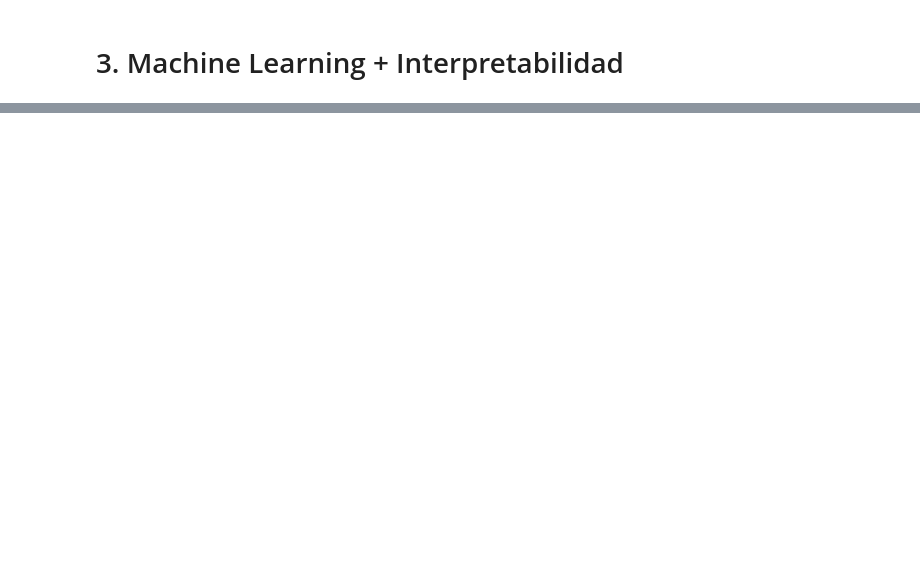
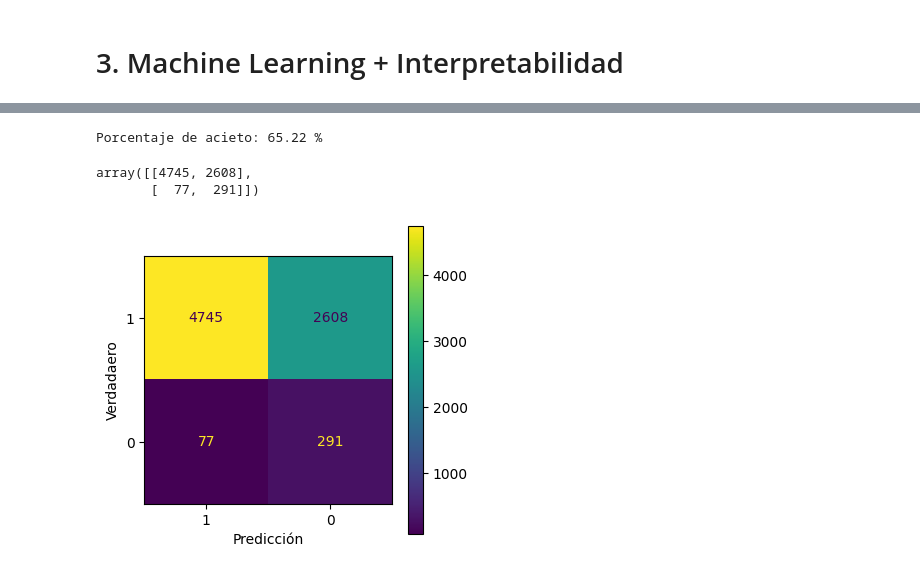
Before and after one commit to sagomeza1/pcun, a Jupyter notebook: nb.ipynb, the cells around one changed output, grey strips where cells are left out. Saved outputs shown, nothing was run; the diff lists cells and outputs as text; code cells hidden in the pictures; blank space fills up the shorter version.

```diff
--- a/nb.ipynb
+++ b/nb.ipynb
@@ -391,0 +431,8 @@ Name: count, dtype: int64
+# %%
+# ===============================
+# 4. Entrenamiento
+# ===============================
+X_train, X_test, y_train, y_test = train_test_split(X, y, test_size=0.2, random_state=144, stratify=y)
+# %%
+
+pipeline.fit(X_train, y_train)
@@ -391,0 +456,24 @@ Name: count, dtype: int64
+# %%
+y_pred = pipeline.predict(X_test)
+# %%
+print(f"Porcentaje de acieto: {100 * (y_test == y_pred).sum() / len(y_test):.2f} %")
+# %% [output]
+Porcentaje de acieto: 65.22 %
+# %%
+cm = confusion_matrix(y_pred=y_pred, y_true=y_test)
+# %%
+cm
+# %% [output]
+array([[4745, 2608],
+       [  77,  291]])
+# %%
+fig , ax = plt.subplots(figsize = (4, 4))
+disp = ConfusionMatrixDisplay(confusion_matrix=cm ,
+                              display_labels=[1, 0])
+disp.plot(ax = ax)
+ax.set_xlabel("Predicción")
+ax.set_ylabel("Verdadaero")
+ax.set_xticklabels([1, 0])
+plt.show()
+# %% [output]
+[figure, added]
```
Also changed, not shown: parts of 17 cells of this notebook.
